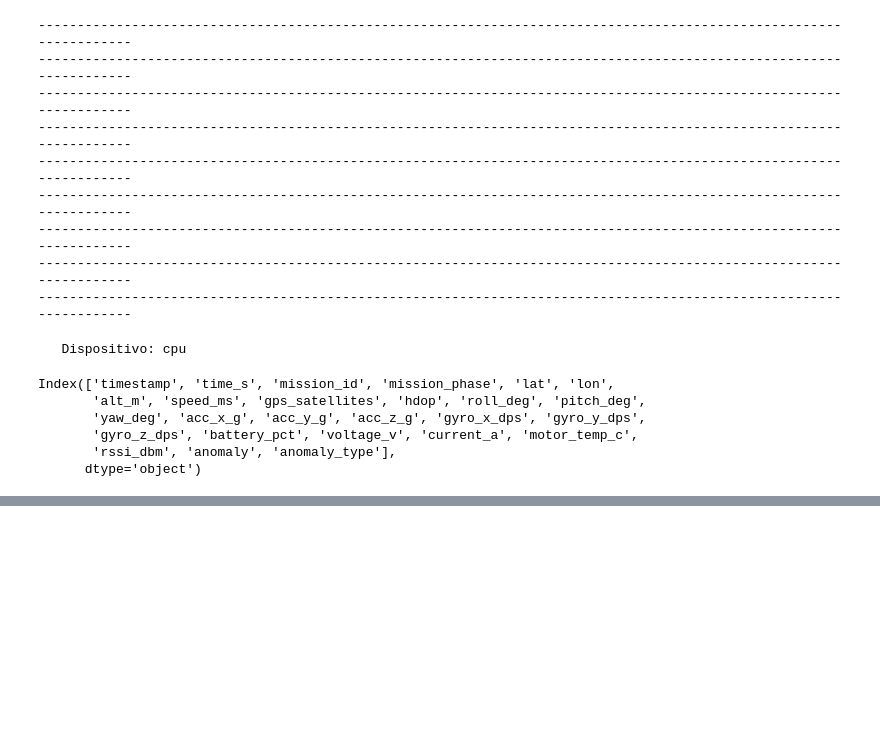
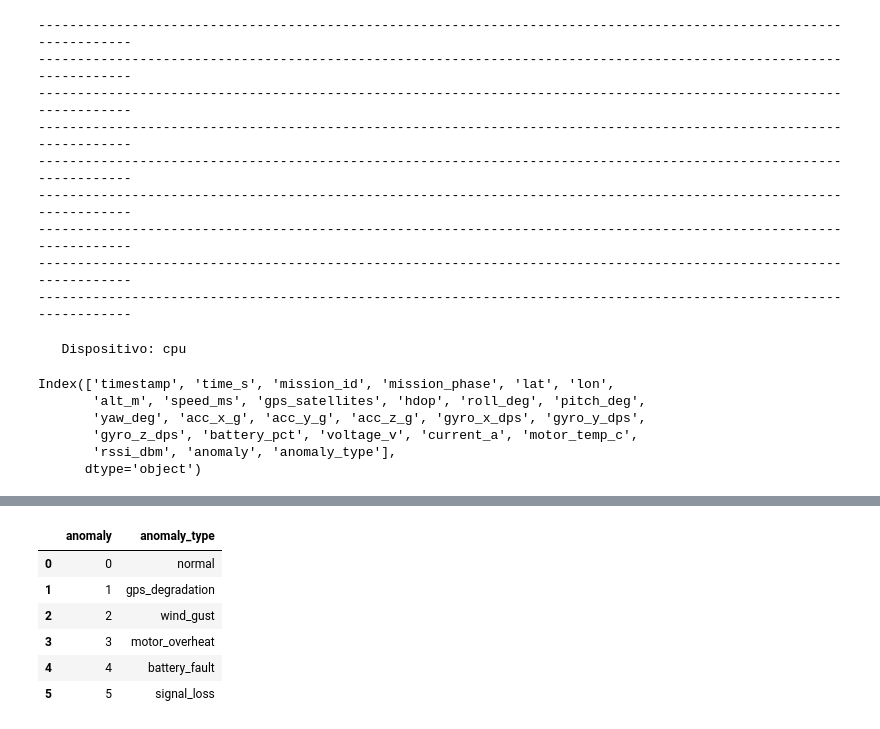
Before and after one commit to ednavivianasegura/Material_cursos_Evsa_Miuller, a Jupyter notebook: Modulo3_RedesNeuronales/RedesNeuronales_2026.ipynb, the cells around one changed output, grey strips where cells are left out. Cells and saved outputs as stored; diff of their text form; code cells hidden in the pictures; blank space fills up the shorter version.

```diff
--- a/Modulo3_RedesNeuronales/RedesNeuronales_2026.ipynb
+++ b/Modulo3_RedesNeuronales/RedesNeuronales_2026.ipynb
@@ -2115,11 +2107,0 @@ Características importantes:
-# %%
-# 1. Cargar y preparar los datos
-url = "https://archive.ics.uci.edu/ml/machine-learning-databases/zoo/zoo.data"
-column_names = [
-    'animal_name', 'hair', 'feathers', 'eggs', 'milk',
-    'airborne', 'aquatic', 'predator', 'toothed', 'backbone',
-    'breathes', 'venomous', 'fins', 'legs', 'tail', 'domestic', 'catsize', 'class_type'
-]
-
-df = pd.read_csv(url, header=None, names=column_names)
-#df = df.drop('animal_name', axis=1)
@@ -2182,0 +2171,10 @@ history = model.fit(
+# %%
+df.groupby('anomaly')['anomaly_type'].first().reset_index()
+# %% [output]
+|  | anomaly | anomaly_type |
+| 0 | 0 | normal |
+| 1 | 1 | gps_degradation |
+| 2 | 2 | wind_gust |
+| 3 | 3 | motor_overheat |
+| 4 | 4 | battery_fault |
+| 5 | 5 | signal_loss |
```
Also changed, not shown: parts of 23 cells of this notebook.
